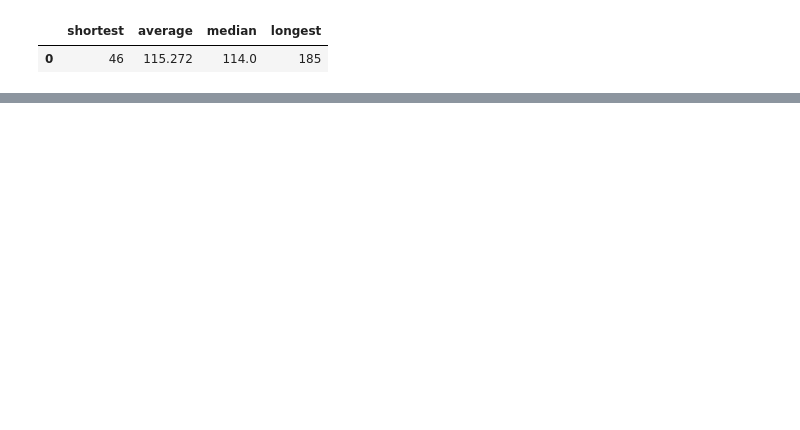
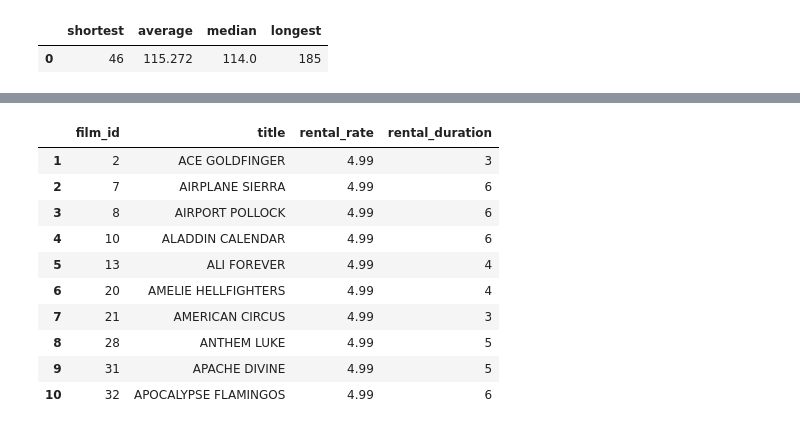
Before and after one commit to Akina-Aoki/sql_lab1_aira_franco, a Jupyter notebook: duckdb_pandas.ipynb, the cells around one changed output, grey strips where cells are left out. Cells and saved outputs as stored; diff of their text form; code cells hidden in the pictures; blank space fills up the shorter version.

```diff
--- a/duckdb_pandas.ipynb
+++ b/duckdb_pandas.ipynb
@@ -301,0 +382,26 @@ check_film.head(3)
+# %%
+# NEED TO FIX THE TOP 10 RENTAL RATES QUERY
+top_rates = duckdb.sql("""
+SELECT
+  film_id,
+  title,
+  rental_rate,
+  rental_duration
+FROM film
+ORDER BY rental_rate DESC, title ASC
+LIMIT 10;
+""").df()
+top_rates.index = range(1, len(top_rates) + 1)
+top_rates
+# %% [output]
+|  | film_id | title | rental_rate | rental_duration |
+| 1 | 2 | ACE GOLDFINGER | 4.99 | 3 |
+| 2 | 7 | AIRPLANE SIERRA | 4.99 | 6 |
+| 3 | 8 | AIRPORT POLLOCK | 4.99 | 6 |
+| 4 | 10 | ALADDIN CALENDAR | 4.99 | 6 |
+| 5 | 13 | ALI FOREVER | 4.99 | 4 |
+| 6 | 20 | AMELIE HELLFIGHTERS | 4.99 | 4 |
+| 7 | 21 | AMERICAN CIRCUS | 4.99 | 3 |
+| 8 | 28 | ANTHEM LUKE | 4.99 | 5 |
+| 9 | 31 | APACHE DIVINE | 4.99 | 5 |
+| 10 | 32 | APOCALYPSE FLAMINGOS | 4.99 | 6 |
```
Also changed, not shown: parts of 41 cells of this notebook.
